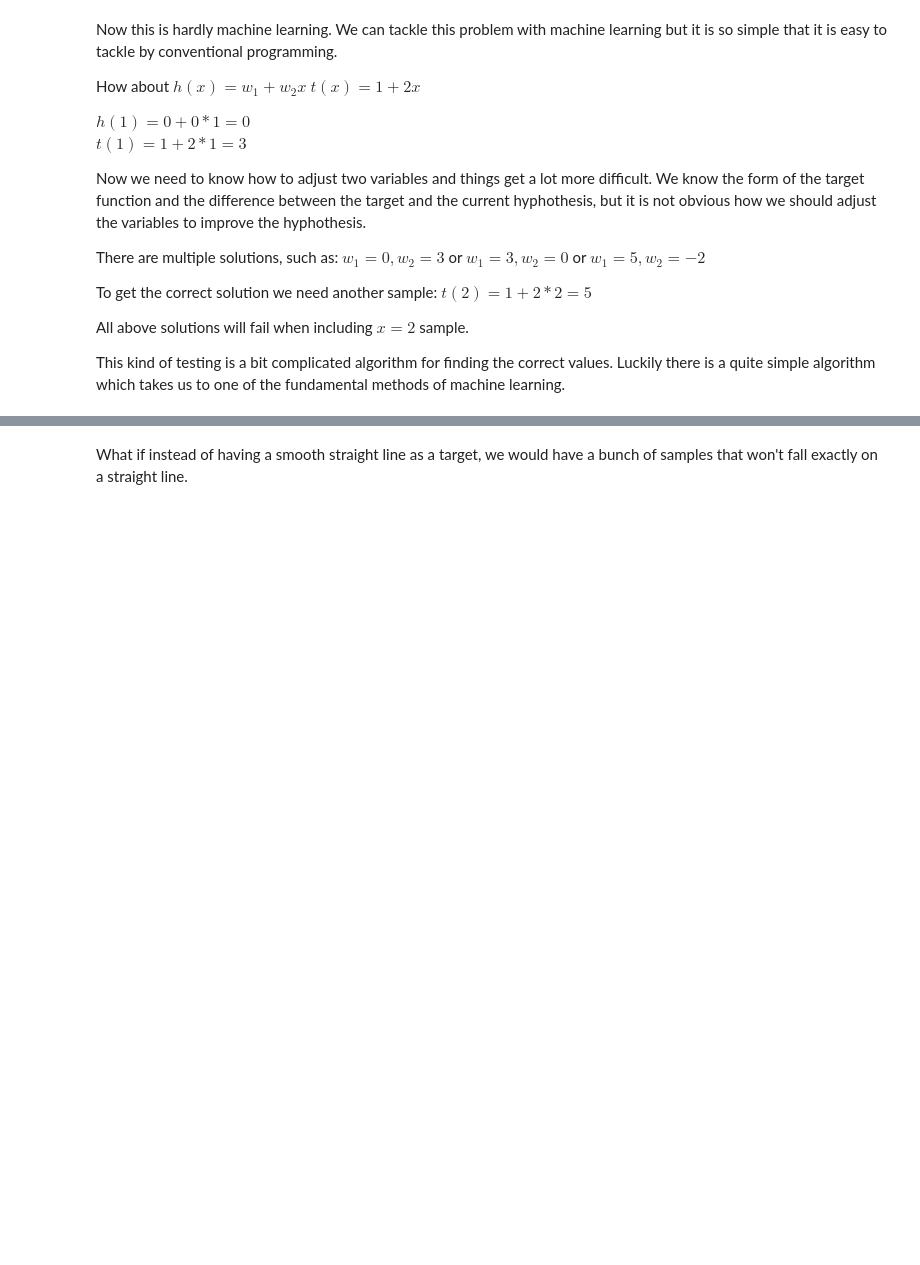
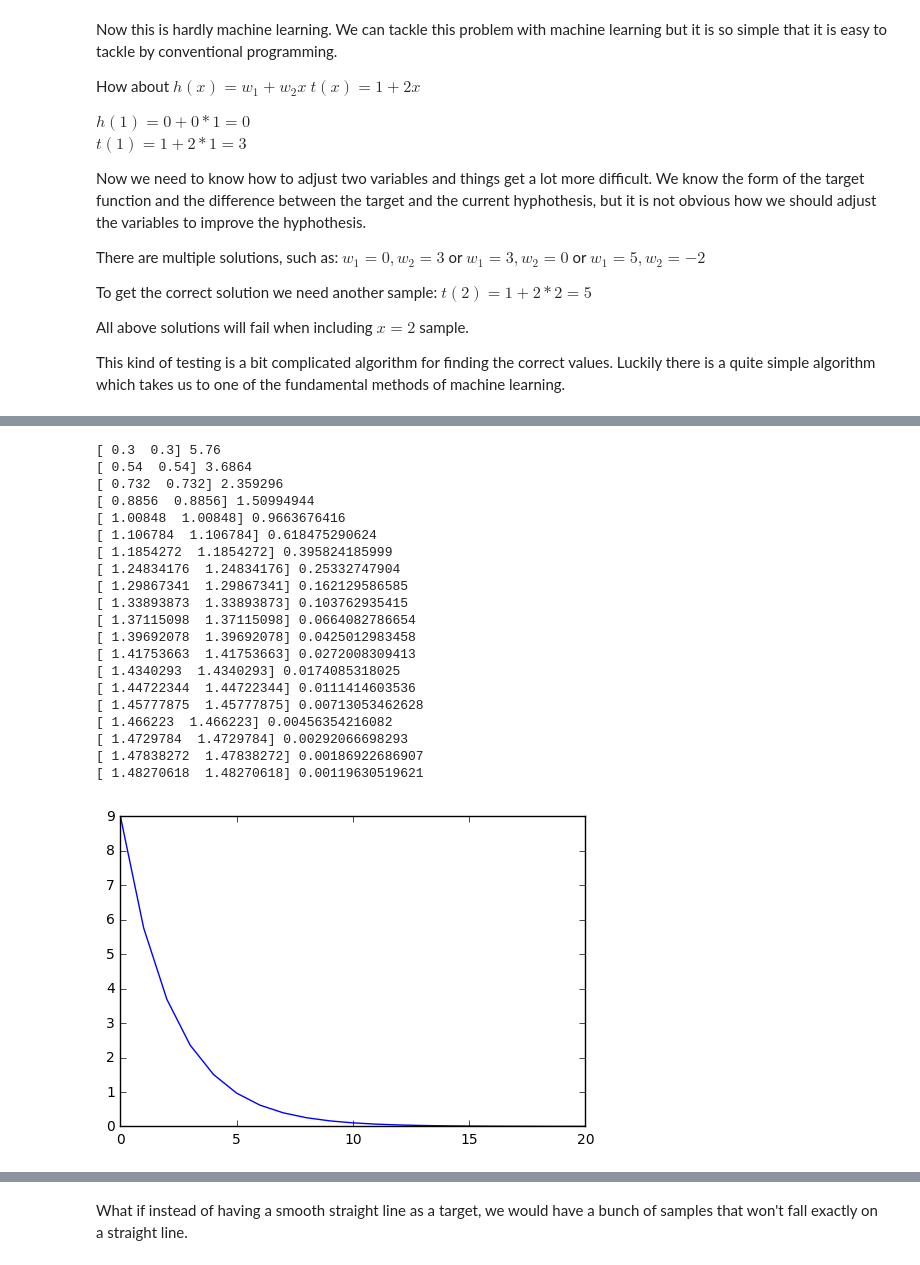
Before and after one commit to jarmop/learning, a Jupyter notebook: theory.ipynb, the cells around one changed output, grey strips where cells are left out. Saved outputs shown, nothing was run; the diff lists cells and outputs as text; code cells hidden in the pictures; blank space fills up the shorter version.

```diff
--- a/theory.ipynb
+++ b/theory.ipynb
@@ -108,0 +114,16 @@ We are using the gradient to minimize the loss function, hence the term **gradie
+# %%
+def t(x):
+    return 1 + 2 * x
+
+def h(w1, w2, x):
+    return w1 + w2 * x;
+
+def gradient(w, x):
+    yh = h(w[0], w[1], x)
+    y = t(x)
+    w[0] = yh - y
+    w[1] = (yh - y) * x
+    return w
+
+w = [0, 0]
+print(gradient(w, 1))
@@ -108,0 +138,51 @@ We are using the gradient to minimize the loss function, hence the term **gradie
+# %%
+import numpy as np
+
+def gradient(w, x):
+    yh = h(w[0], w[1], x)
+    y = t(x)
+    w1 = yh - y
+    w2 = (yh - y) * x
+    return np.array([w1, w2])
+
+def gradient_descent(w, x, alpha):
+    return w - alpha * gradient(w, x)
+
+def loss(w, x):
+    return (h(w[0], w[1], x) - t(x))**2
+
+w = np.array([0,0])
+x = 1
+alpha = 0.1
+iterations = range(0,20)
+losses = [loss(w, x)]
+for i in iterations:
+    w = gradient_descent(w, x, alpha)
+    l = loss(w, x)
+    losses.append(l)
+    print(w, l)
+
+plt.plot(losses)
+plt.show()
+# %% [output]
+[ 0.3  0.3] 5.76
+[ 0.54  0.54] 3.6864
+[ 0.732  0.732] 2.359296
+[ 0.8856  0.8856] 1.50994944
+[ 1.00848  1.00848] 0.9663676416
+[ 1.106784  1.106784] 0.618475290624
+[ 1.1854272  1.1854272] 0.395824185999
+[ 1.24834176  1.24834176] 0.25332747904
+[ 1.29867341  1.29867341] 0.162129586585
+[ 1.33893873  1.33893873] 0.103762935415
+[ 1.37115098  1.37115098] 0.0664082786654
+[ 1.39692078  1.39692078] 0.0425012983458
+[ 1.41753663  1.41753663] 0.0272008309413
+[ 1.4340293  1.4340293] 0.0174085318025
+[ 1.44722344  1.44722344] 0.0111414603536
+[ 1.45777875  1.45777875] 0.00713053462628
+[ 1.466223  1.466223] 0.00456354216082
+[ 1.4729784  1.4729784] 0.00292066698293
+[ 1.47838272  1.47838272] 0.00186922686907
+[ 1.48270618  1.48270618] 0.00119630519621
+[figure, added]
```
Also changed, not shown: parts of 10 cells of this notebook, 1 other file.
